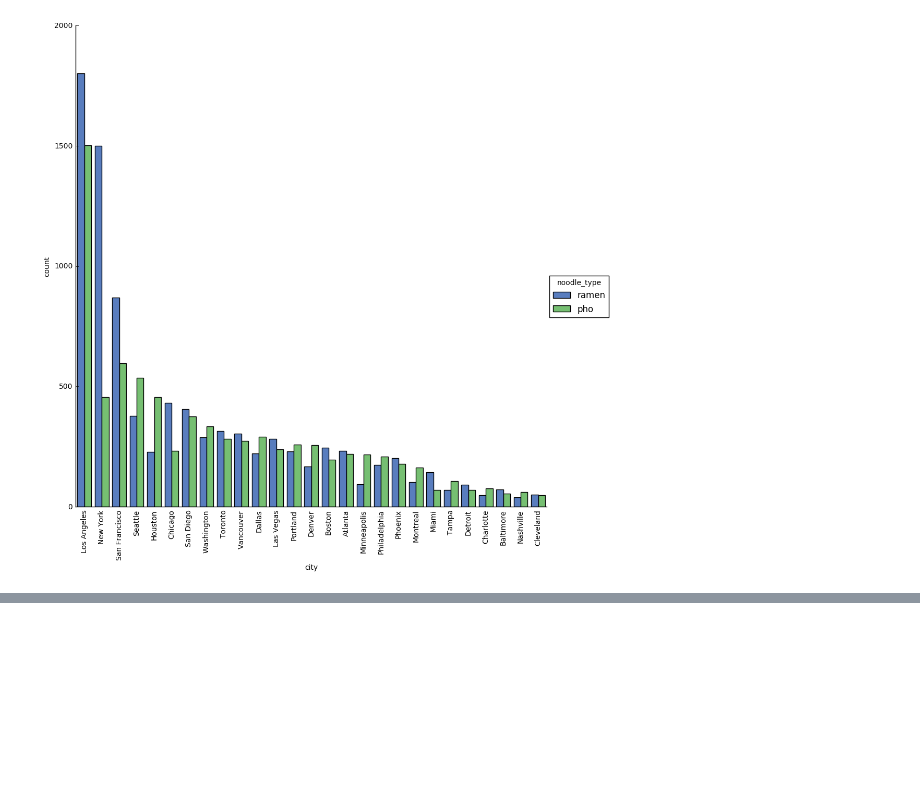
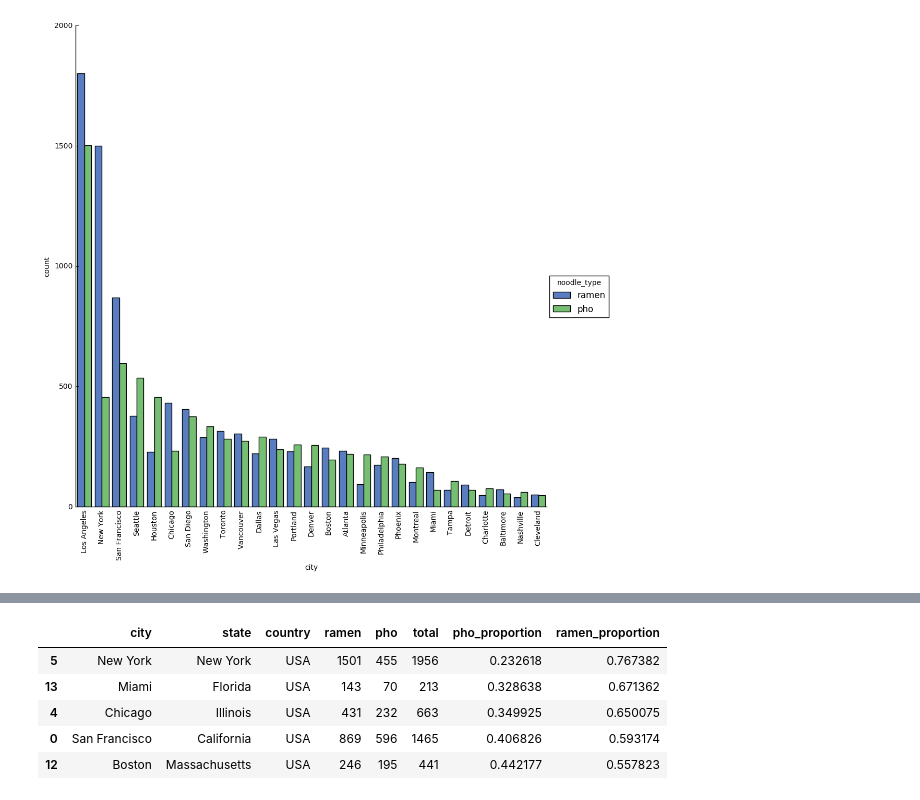
Before and after one commit to topspinj/ramen-vs-pho, a Jupyter notebook: src/exploratory_data_analysis.ipynb, the cells around one changed output, grey strips where cells are left out. Cells and saved outputs as stored; diff of their text form; code cells hidden in the pictures; blank space fills up the shorter version.

```diff
--- a/src/exploratory_data_analysis.ipynb
+++ b/src/exploratory_data_analysis.ipynb
@@ -52,0 +68,10 @@ fig.savefig('../results/ramen_pho_comparison.png')
+# %%
+top_ramen = data.sort_values(by='pho_proportion').head()
+top_ramen
+# %% [output]
+|  | city | state | country | ramen | pho | total | pho_proportion | ramen_proportion |
+| 5 | New York | New York | USA | 1501 | 455 | 1956 | 0.232618 | 0.767382 |
+| 13 | Miami | Florida | USA | 143 | 70 | 213 | 0.328638 | 0.671362 |
+| 4 | Chicago | Illinois | USA | 431 | 232 | 663 | 0.349925 | 0.650075 |
+| 0 | San Francisco | California | USA | 869 | 596 | 1465 | 0.406826 | 0.593174 |
+| 12 | Boston | Massachusetts | USA | 246 | 195 | 441 | 0.442177 | 0.557823 |
```
Also changed, not shown: parts of 2 cells of this notebook.
